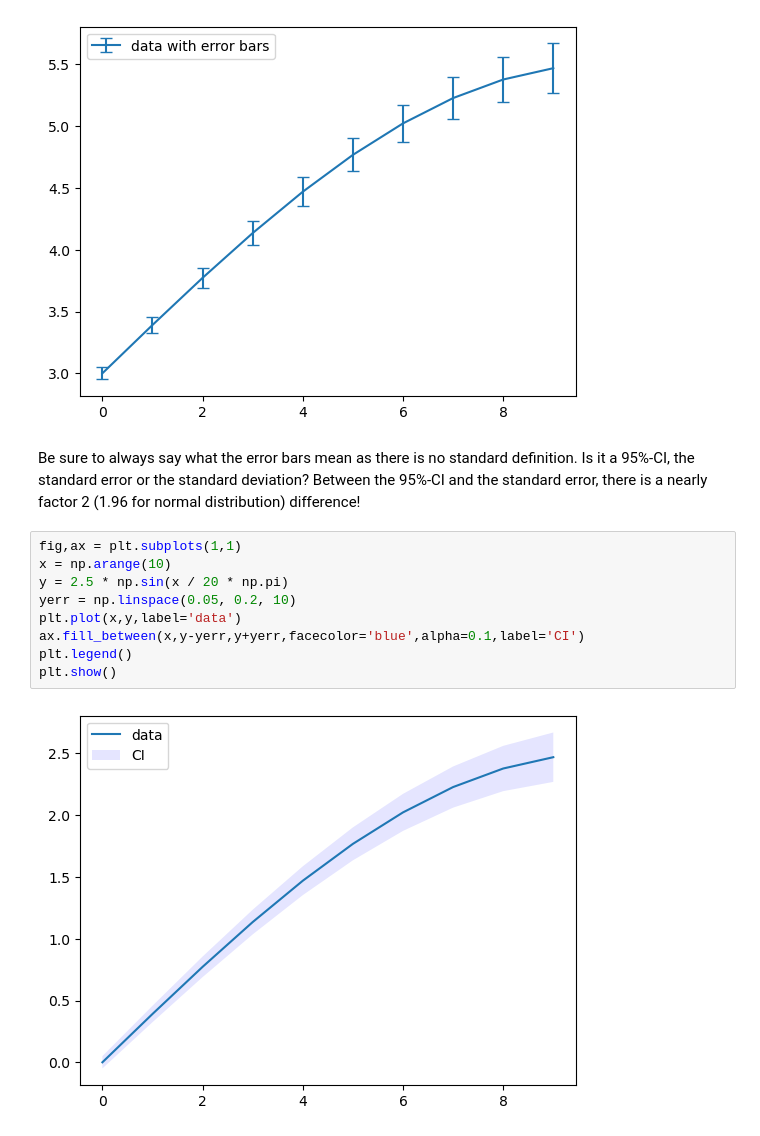
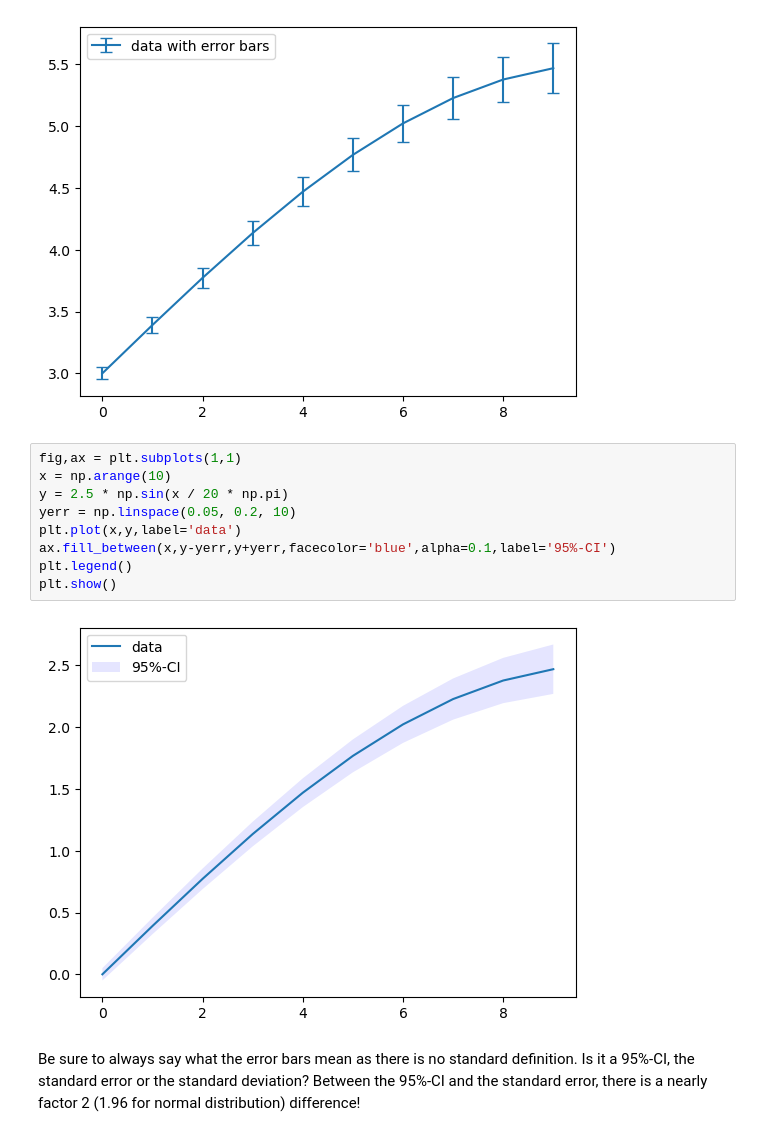
Before and after one commit to eLearn-Hub/UQ-course-pub, a Jupyter notebook: errorbars.ipynb, the cells around one changed output. Drawn from its saved outputs; the diff is of its cells as text.

```diff
--- a/errorbars.ipynb
+++ b/errorbars.ipynb
@@ -17,16 +17,16 @@ plt.legend()
 plt.show()
 # %% [output]
 [figure]
-# %% [markdown]
-Be sure to always say what the error bars mean as there is no standard definition. Is it a 95%-CI, the standard error or the standard deviation? Between the 95%-CI and the standard error, there is a nearly factor 2 (1.96 for normal distribution) difference!
 # %%
 fig,ax = plt.subplots(1,1)
 x = np.arange(10)
 y = 2.5 * np.sin(x / 20 * np.pi)
 yerr = np.linspace(0.05, 0.2, 10)
 plt.plot(x,y,label='data')
-ax.fill_between(x,y-yerr,y+yerr,facecolor='blue',alpha=0.1,label='CI')
+ax.fill_between(x,y-yerr,y+yerr,facecolor='blue',alpha=0.1,label='95%-CI')
 plt.legend()
 plt.show()
 # %% [output]
-[figure, old version]
+[figure, new version]
+# %% [markdown]
+Be sure to always say what the error bars mean as there is no standard definition. Is it a 95%-CI, the standard error or the standard deviation? Between the 95%-CI and the standard error, there is a nearly factor 2 (1.96 for normal distribution) difference!
```
Also changed, not shown: 5 other files.
